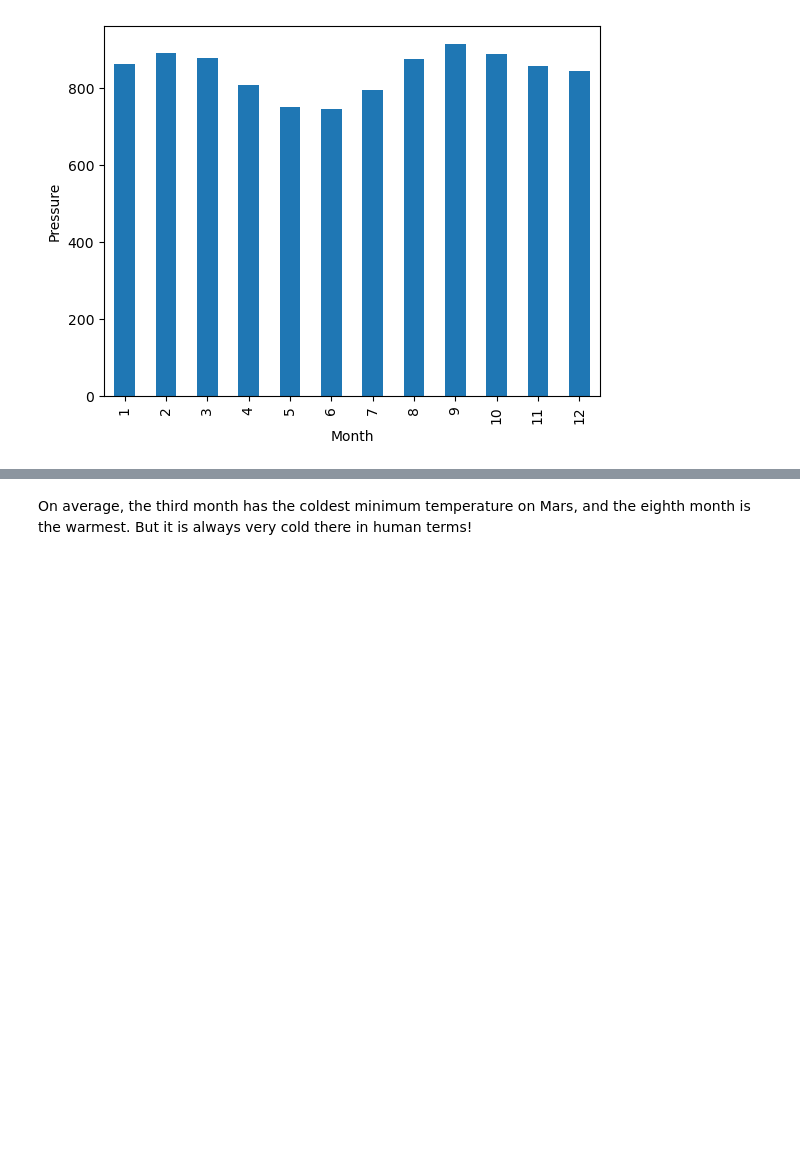
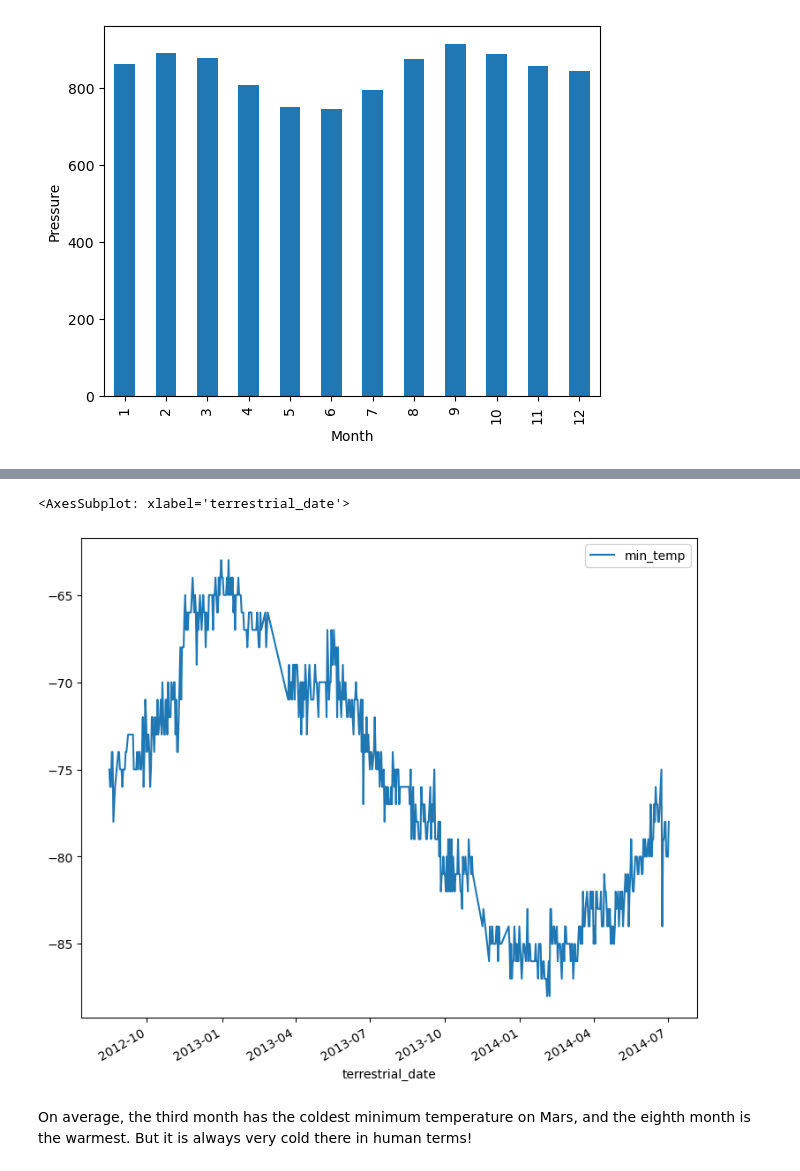
Before and after one commit to m3ufdech0c/web-scraping-challenge, a Jupyter notebook: part_2_mars_weather.ipynb, the cells around one changed output, grey strips where cells are left out. Cells and saved outputs as stored; diff of their text form; code cells hidden in the pictures; blank space fills up the shorter version.

```diff
--- a/part_2_mars_weather.ipynb
+++ b/part_2_mars_weather.ipynb
@@ -216,0 +215,7 @@ avg_press_by_month.plot(xlabel="Month", ylabel="Pressure", kind='bar')
+# %%
+# 5. How many terrestrial (earth) days are there in a Martian year?
+# Mars circles the Sun once the value of 'ls' repeats itself non-consecutively therefore one Martian yr, and since the terrestrial days do not repeat themselves:
+index  = mars_temp_data_df[mars_temp_data_df.ls == 155].index[1]
+print(f"There are {index} terrestrial days in a Martian year")
+
+new_df = mars_temp_data_df[:index]
@@ -217,3 +236,8 @@ avg_press_by_month.plot(xlabel="Month", ylabel="Pressure", kind='bar')
+# %%
+new_df.plot(x="terrestrial_date", y="min_temp", kind="line", figsize=(9,8))
+# %% [output]
+<AxesSubplot: xlabel='terrestrial_date'>
+[figure, added]
 # %% [markdown]
 On average, the third month has the coldest minimum temperature on Mars, and the eighth month is the warmest. But it is always very cold there in human terms!
 # %% [markdown]
```
Also changed, not shown: parts of 3 cells of this notebook, 1 other file.
